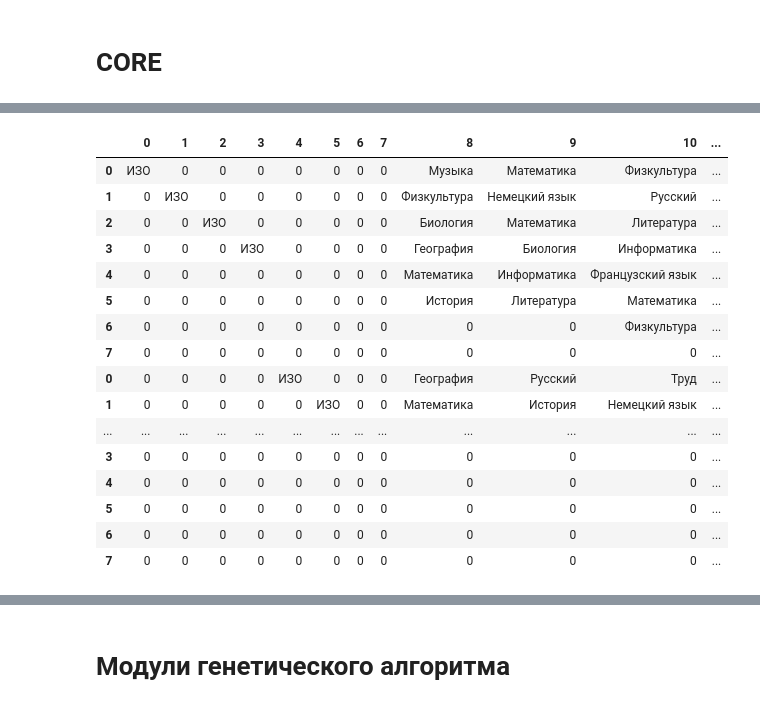
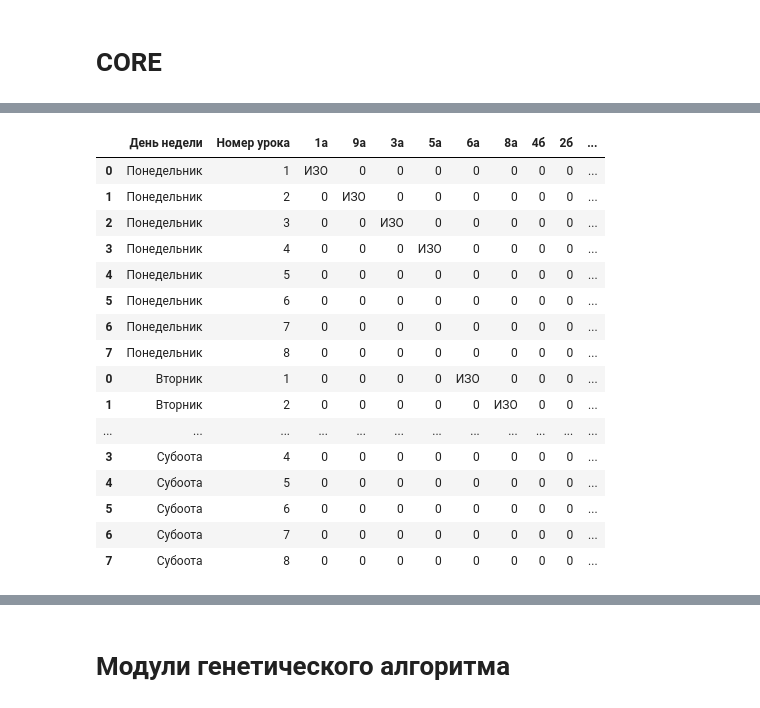
Before and after one commit to tu60rk/school_table, a Jupyter notebook: school_table_algorithm_c.ipynb, the cells around one changed output, grey strips where cells are left out. Cells and saved outputs as stored; diff of their text form; code cells hidden in the pictures.

Commit message:
add in tables correct columns name

```diff
--- a/school_table_algorithm_c.ipynb
+++ b/school_table_algorithm_c.ipynb
@@ -874,50 +893,52 @@ school_table
 def get_grah_timetable(timetable : list) -> None:
 
     import pandas as pd
 
     result_df = pd.DataFrame()
     for day in timetable:
         df_day = pd.DataFrame()
         for idx, clas in enumerate(day):
             temp_df = pd.DataFrame([COURSES[idx][values].ItemName[0] if values != 0 else 0 for values in clas], columns = [f'{idx}'])
             df_day = pd.concat([df_day, temp_df], axis = 1)
 
         result_df = pd.concat([result_df, df_day])
-
-    return result_df
+    result_df.columns = set([i[j].Class for i in COURSES for j in i.keys()])
+    result_df['Номер урока'] = result_df.index + 1
+    result_df['День недели'] = ['Понедельник'] * 8 + ['Вторник'] * 8 + ["Среда"] * 8 + ["Четверг"] * 8 + ["Пятница"] * 8 + ["Субоота"] * 8
+    return result_df[['День недели', "Номер урока"] + list(set([i[j].Class for i in COURSES for j in i.keys()]))]
 
 def get_grah_teachertimetable(timetable : list) -> None:
 
     import pandas as pd
 
     result_df = pd.DataFrame()
     for day in timetable:
         df_day = pd.DataFrame()
         for idx, clas in enumerate(day):
             temp_df = pd.DataFrame([COURSES[idx][values].TeacherFIO if values != 0 else 0 for values in clas], columns = [f'{idx}'])
             df_day = pd.concat([df_day, temp_df], axis = 1)
 
         result_df = pd.concat([result_df, df_day])
 
     return result_df
 
-df = get_grah_timetable(timetable)
+df = get_grah_timetable(school_table)
 df
 # %% [output]
-|  | 0 | 1 | 2 | 3 | 4 | 5 | 6 | 7 | 8 | 9 | 10 | ... |
-| 0 | ИЗО | 0 | 0 | 0 | 0 | 0 | 0 | 0 | Музыка | Математика | Физкультура | ... |
-| 1 | 0 | ИЗО | 0 | 0 | 0 | 0 | 0 | 0 | Физкультура | Немецкий язык | Русский | ... |
-| 2 | 0 | 0 | ИЗО | 0 | 0 | 0 | 0 | 0 | Биология | Математика | Литература | ... |
-| 3 | 0 | 0 | 0 | ИЗО | 0 | 0 | 0 | 0 | География | Биология | Информатика | ... |
-| 4 | 0 | 0 | 0 | 0 | 0 | 0 | 0 | 0 | Математика | Информатика | Французский язык | ... |
-| 5 | 0 | 0 | 0 | 0 | 0 | 0 | 0 | 0 | История | Литература | Математика | ... |
-| 6 | 0 | 0 | 0 | 0 | 0 | 0 | 0 | 0 | 0 | 0 | Физкультура | ... |
-| 7 | 0 | 0 | 0 | 0 | 0 | 0 | 0 | 0 | 0 | 0 | 0 | ... |
-| 0 | 0 | 0 | 0 | 0 | ИЗО | 0 | 0 | 0 | География | Русский | Труд | ... |
-| 1 | 0 | 0 | 0 | 0 | 0 | ИЗО | 0 | 0 | Математика | История | Немецкий язык | ... |
-| ... | ... | ... | ... | ... | ... | ... | ... | ... | ... | ... | ... | ... |
-| 3 | 0 | 0 | 0 | 0 | 0 | 0 | 0 | 0 | 0 | 0 | 0 | ... |
-| 4 | 0 | 0 | 0 | 0 | 0 | 0 | 0 | 0 | 0 | 0 | 0 | ... |
-| 5 | 0 | 0 | 0 | 0 | 0 | 0 | 0 | 0 | 0 | 0 | 0 | ... |
-| 6 | 0 | 0 | 0 | 0 | 0 | 0 | 0 | 0 | 0 | 0 | 0 | ... |
-| 7 | 0 | 0 | 0 | 0 | 0 | 0 | 0 | 0 | 0 | 0 | 0 | ... |
+|  | День недели | Номер урока | 1а | 9а | 3а | 5а | 6а | 8а | 4б | 2б | ... |
+| 0 | Понедельник | 1 | ИЗО | 0 | 0 | 0 | 0 | 0 | 0 | 0 | ... |
+| 1 | Понедельник | 2 | 0 | ИЗО | 0 | 0 | 0 | 0 | 0 | 0 | ... |
+| 2 | Понедельник | 3 | 0 | 0 | ИЗО | 0 | 0 | 0 | 0 | 0 | ... |
+| 3 | Понедельник | 4 | 0 | 0 | 0 | ИЗО | 0 | 0 | 0 | 0 | ... |
+| 4 | Понедельник | 5 | 0 | 0 | 0 | 0 | 0 | 0 | 0 | 0 | ... |
+| 5 | Понедельник | 6 | 0 | 0 | 0 | 0 | 0 | 0 | 0 | 0 | ... |
+| 6 | Понедельник | 7 | 0 | 0 | 0 | 0 | 0 | 0 | 0 | 0 | ... |
+| 7 | Понедельник | 8 | 0 | 0 | 0 | 0 | 0 | 0 | 0 | 0 | ... |
+| 0 | Вторник | 1 | 0 | 0 | 0 | 0 | ИЗО | 0 | 0 | 0 | ... |
+| 1 | Вторник | 2 | 0 | 0 | 0 | 0 | 0 | ИЗО | 0 | 0 | ... |
+| ... | ... | ... | ... | ... | ... | ... | ... | ... | ... | ... | ... |
+| 3 | Субоота | 4 | 0 | 0 | 0 | 0 | 0 | 0 | 0 | 0 | ... |
+| 4 | Субоота | 5 | 0 | 0 | 0 | 0 | 0 | 0 | 0 | 0 | ... |
+| 5 | Субоота | 6 | 0 | 0 | 0 | 0 | 0 | 0 | 0 | 0 | ... |
+| 6 | Субоота | 7 | 0 | 0 | 0 | 0 | 0 | 0 | 0 | 0 | ... |
+| 7 | Субоота | 8 | 0 | 0 | 0 | 0 | 0 | 0 | 0 | 0 | ... |
```
Also changed, not shown: parts of 4 cells of this notebook, 3 other files.
